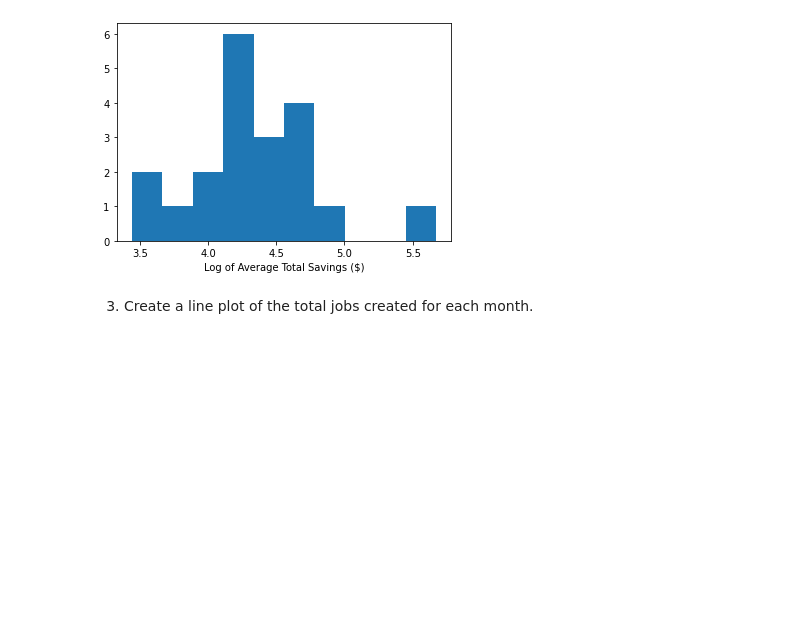
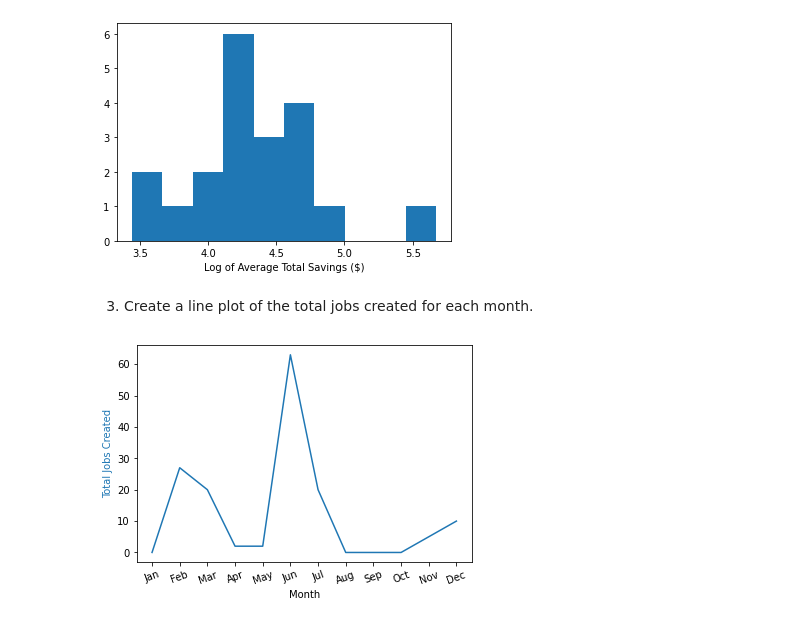
Before and after one commit to djsmith17/binder-framework, a Jupyter notebook: MileStoneDJSmith.ipynb, the cells around one changed output. Cells and saved outputs as stored; diff of their text form; code cells hidden in the pictures; blank space fills up the shorter version.

```diff
--- a/MileStoneDJSmith.ipynb
+++ b/MileStoneDJSmith.ipynb
@@ -115,3 +111,20 @@ Text(0.5, 0, 'Log of Average Total Savings ($)')
 [figure]
 # %% [markdown]
 3. Create a line plot of the total jobs created for each month.
+# %%
+# Create new month Var
+df['Month'] = pd.to_datetime(df['Effective Date']).dt.month
+
+# Identify the number of new hires for each MonthYear variable
+MonthNewHires = df.groupby('Month', as_index=False)['Job created'].sum()
+
+# Plot the line over time
+fig3, ax1 = plt.subplots()
+
+color = 'tab:blue'
+ax1.set_xlabel('Month')
+ax1.set_ylabel('Total Jobs Created', color = color)
+ax1.plot('Month', 'Job created', c = color, data= MonthNewHires)
+plt.xticks(np.arange(1, 13, 1), ['Jan', 'Feb', 'Mar', 'Apr', 'May', 'Jun', 'Jul', 'Aug', 'Sep', 'Oct', 'Nov', 'Dec'], rotation = 20);
+# %% [output]
+[figure, added]
```
Also changed, not shown: parts of 1 cell of this notebook.
